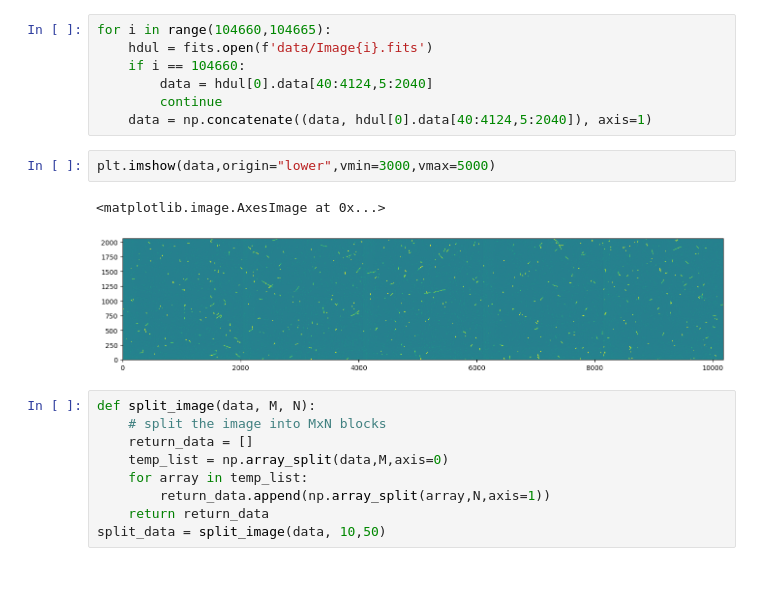
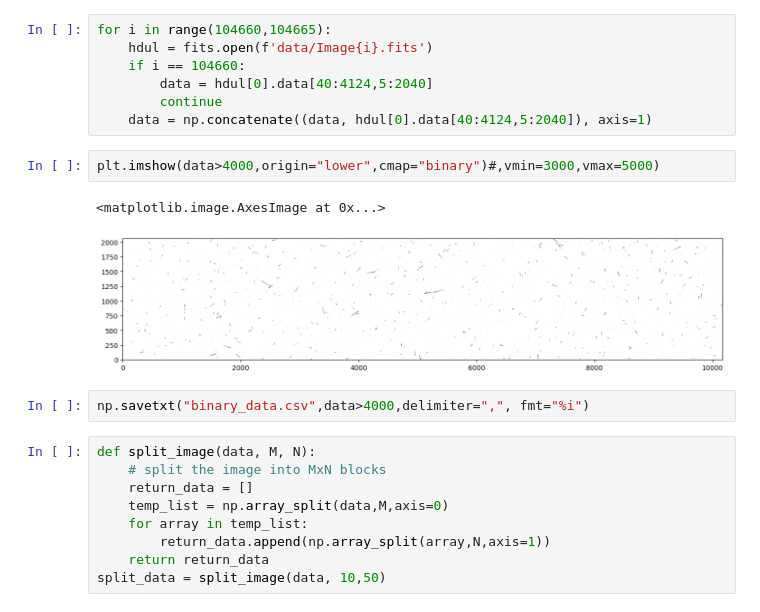
Before and after one commit to AsbjornPreuss/AppMLFinalProject, a Jupyter notebook: ReadingData.ipynb, the cells around one changed output. Drawn from its saved outputs; the diff is of its cells as text; blank space fills up the shorter version.

```diff
--- a/ReadingData.ipynb
+++ b/ReadingData.ipynb
@@ -12,10 +12,12 @@ for i in range(104660,104665):
         continue
     data = np.concatenate((data, hdul[0].data[40:4124,5:2040]), axis=1)
 # %%
-plt.imshow(data,origin="lower",vmin=3000,vmax=5000)
+plt.imshow(data>4000,origin="lower",cmap="binary")#,vmin=3000,vmax=5000)
 # %% [output]
 <matplotlib.image.AxesImage at 0x...>
-[figure, old version]
+[figure, new version]
+# %%
+np.savetxt("binary_data.csv",data>4000,delimiter=",", fmt="%i")
 # %%
 def split_image(data, M, N):
     # split the image into MxN blocks
```
Also changed, not shown: 2 other files.
